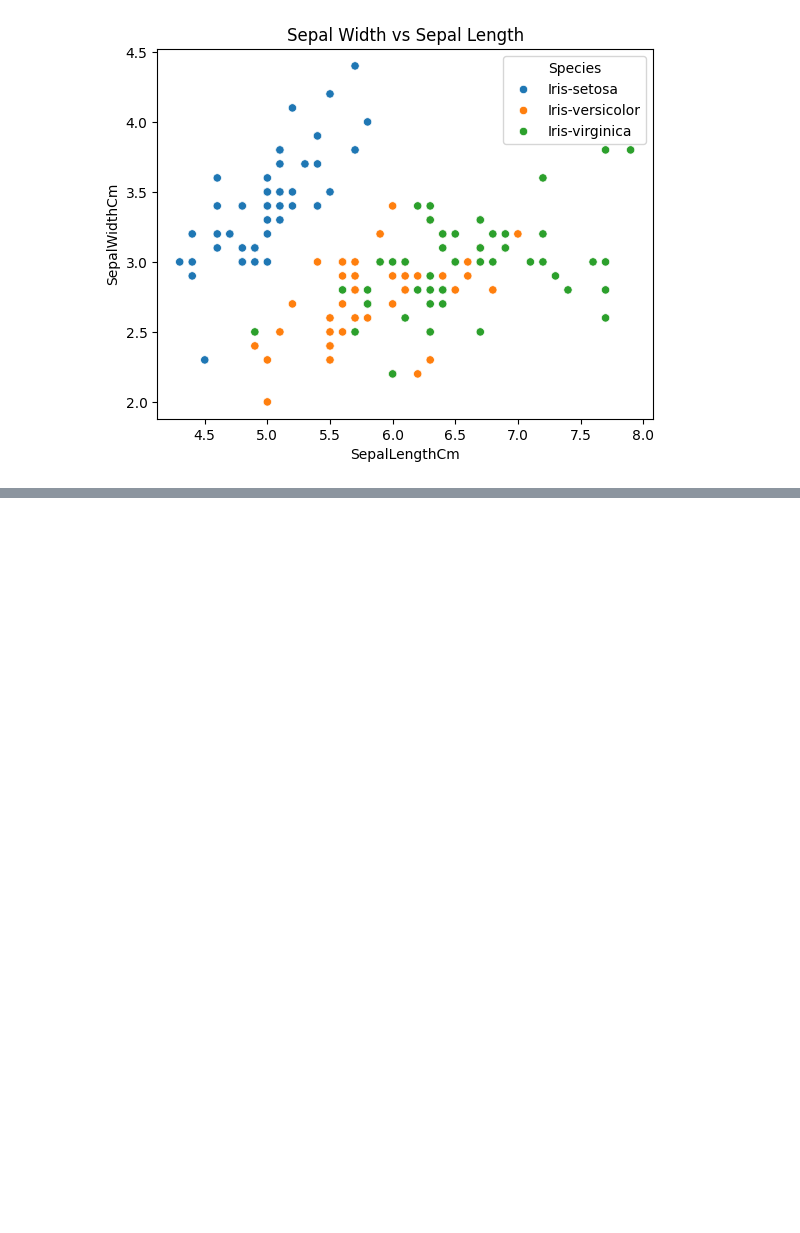
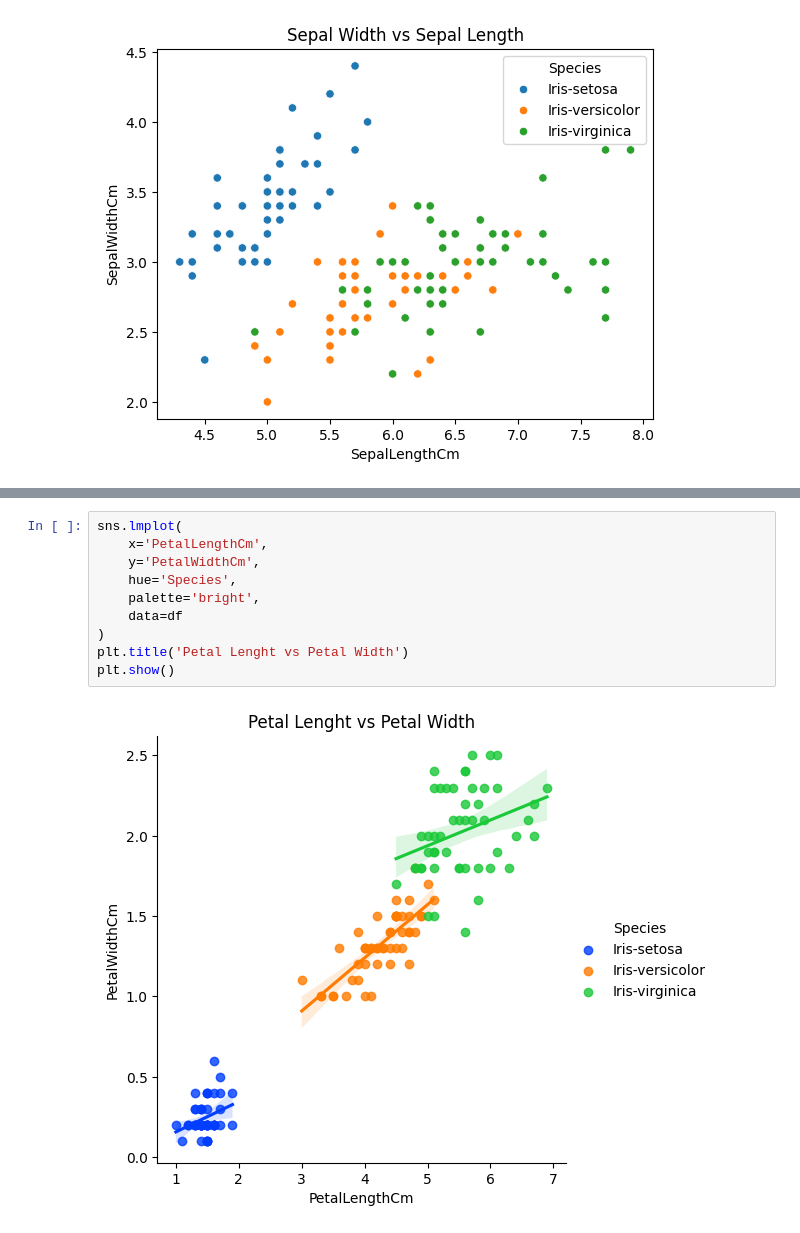
Before and after one commit to 254Bit/PythonPandasExercise, a Jupyter notebook: Iris/iris_species_knn.ipynb, the cells around one changed output, grey strips where cells are left out. Cells and saved outputs as stored; diff of their text form; blank space fills up the shorter version.

```diff
--- a/Iris/iris_species_knn.ipynb
+++ b/Iris/iris_species_knn.ipynb
@@ -54,0 +73,12 @@ plt.show()
+# %%
+sns.lmplot(
+    x='PetalLengthCm',
+    y='PetalWidthCm',
+    hue='Species',
+    palette='bright',
+    data=df
+)
+plt.title('Petal Lenght vs Petal Width')
+plt.show()
+# %% [output]
+[figure, added]
```
Also changed, not shown: parts of 2 cells of this notebook.
